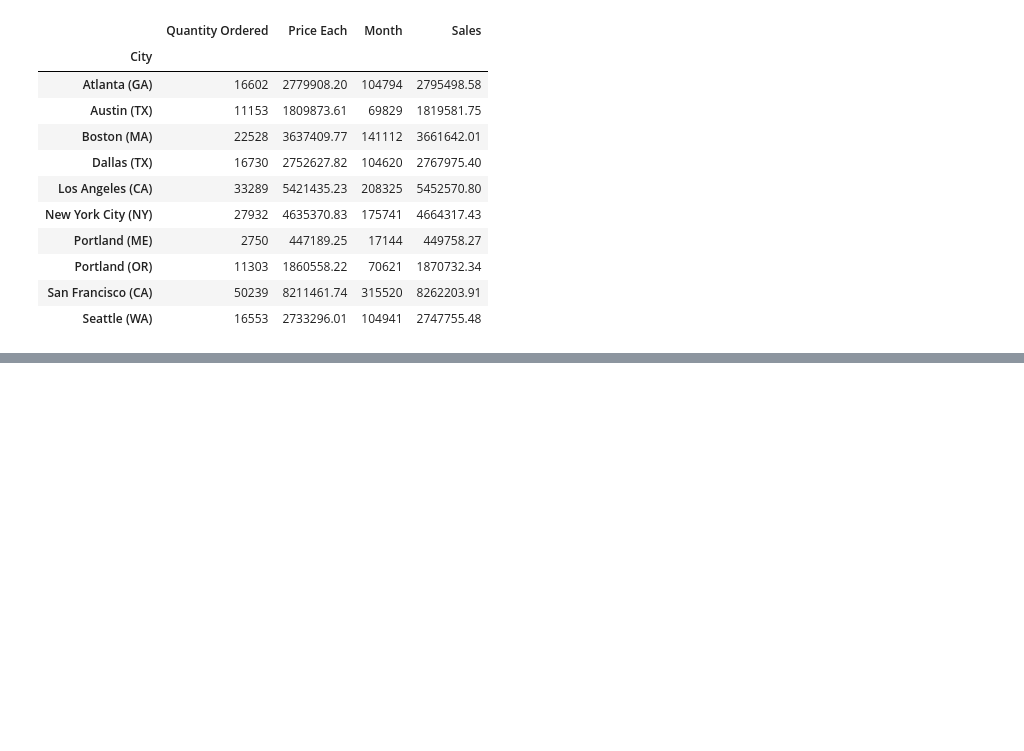
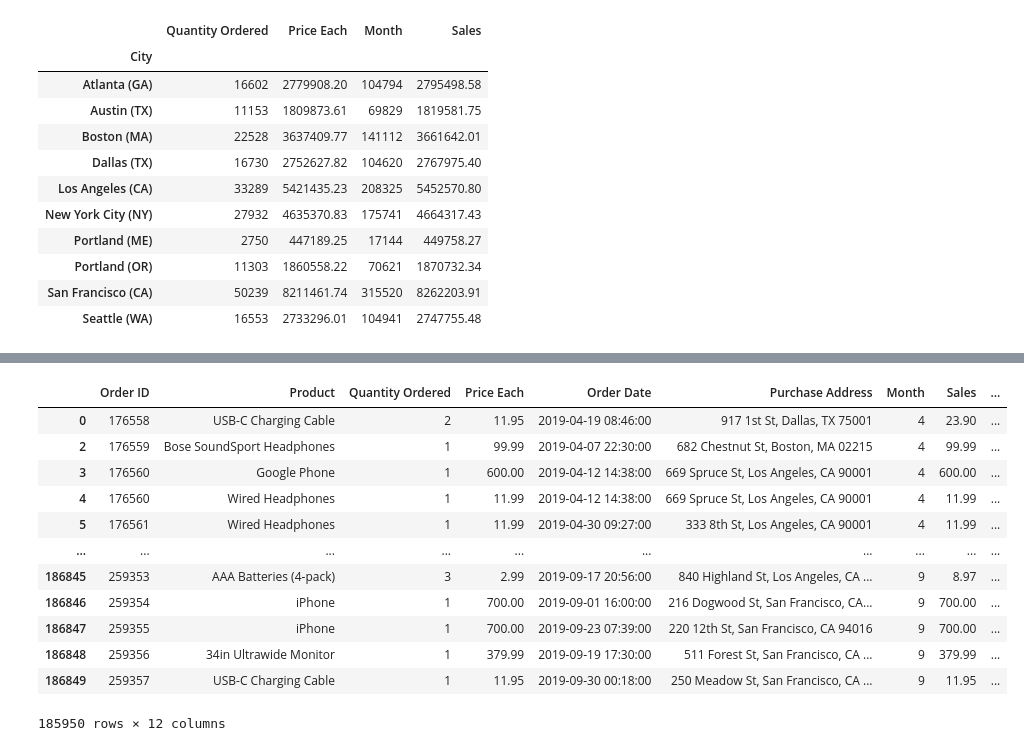
Before and after one commit to IvanGB7/Sales-DataAnalysis, a Jupyter notebook: Ventas 2021 - Analisis.ipynb, the cells around one changed output, grey strips where cells are left out. Saved outputs shown, nothing was run; the diff lists cells and outputs as text; code cells hidden in the pictures; blank space fills up the shorter version.

```diff
--- a/Ventas 2021 - Analisis.ipynb
+++ b/Ventas 2021 - Analisis.ipynb
@@ -154,0 +168,19 @@ all_data.head()
+# %%
+all_data['Hour'] = all_data['Order Date'].dt.hour
+all_data['Minute'] = all_data['Order Date'].dt.minute
+all_data['Count'] = 1
+all_data
+# %% [output]
+|  | Order ID | Product | Quantity Ordered | Price Each | Order Date | Purchase Address | Month | Sales | ... |
+| 0 | 176558 | USB-C Charging Cable | 2 | 11.95 | 2019-04-19 08:46:00 | 917 1st St, Dallas, TX 75001 | 4 | 23.90 | ... |
+| 2 | 176559 | Bose SoundSport Headphones | 1 | 99.99 | 2019-04-07 22:30:00 | 682 Chestnut St, Boston, MA 02215 | 4 | 99.99 | ... |
+| 3 | 176560 | Google Phone | 1 | 600.00 | 2019-04-12 14:38:00 | 669 Spruce St, Los Angeles, CA 90001 | 4 | 600.00 | ... |
+| 4 | 176560 | Wired Headphones | 1 | 11.99 | 2019-04-12 14:38:00 | 669 Spruce St, Los Angeles, CA 90001 | 4 | 11.99 | ... |
+| 5 | 176561 | Wired Headphones | 1 | 11.99 | 2019-04-30 09:27:00 | 333 8th St, Los Angeles, CA 90001 | 4 | 11.99 | ... |
+| ... | ... | ... | ... | ... | ... | ... | ... | ... | ... |
+| 186845 | 259353 | AAA Batteries (4-pack) | 3 | 2.99 | 2019-09-17 20:56:00 | 840 Highland St, Los Angeles, CA ... | 9 | 8.97 | ... |
+| 186846 | 259354 | iPhone | 1 | 700.00 | 2019-09-01 16:00:00 | 216 Dogwood St, San Francisco, CA... | 9 | 700.00 | ... |
+| 186847 | 259355 | iPhone | 1 | 700.00 | 2019-09-23 07:39:00 | 220 12th St, San Francisco, CA 94016 | 9 | 700.00 | ... |
+| 186848 | 259356 | 34in Ultrawide Monitor | 1 | 379.99 | 2019-09-19 17:30:00 | 511 Forest St, San Francisco, CA ... | 9 | 379.99 | ... |
+| 186849 | 259357 | USB-C Charging Cable | 1 | 11.95 | 2019-09-30 00:18:00 | 250 Meadow St, San Francisco, CA ... | 9 | 11.95 | ... |
+185950 rows × 12 columns
```
Also changed, not shown: parts of 23 cells of this notebook.
